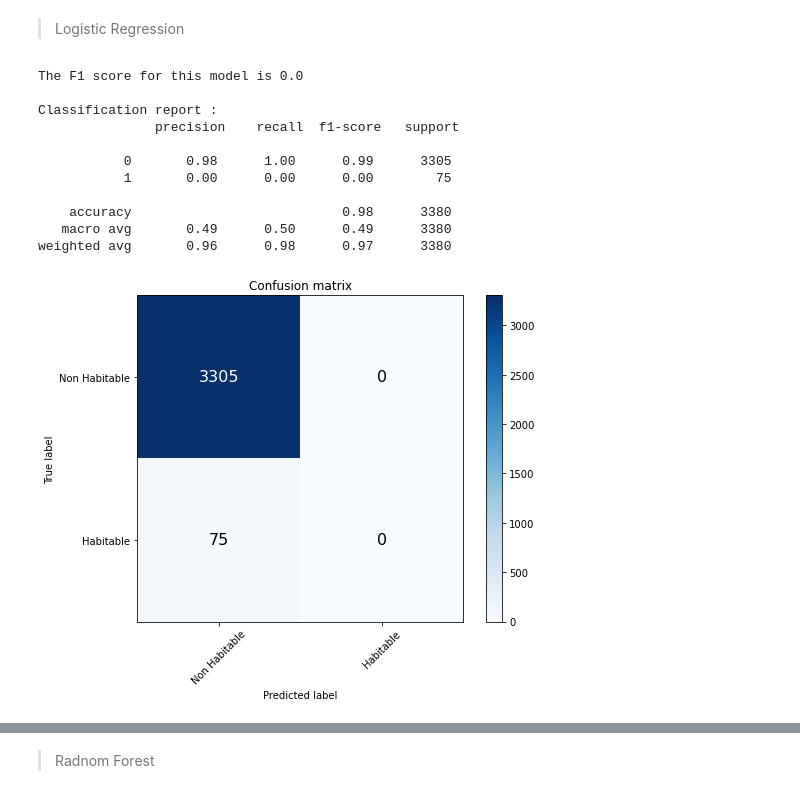
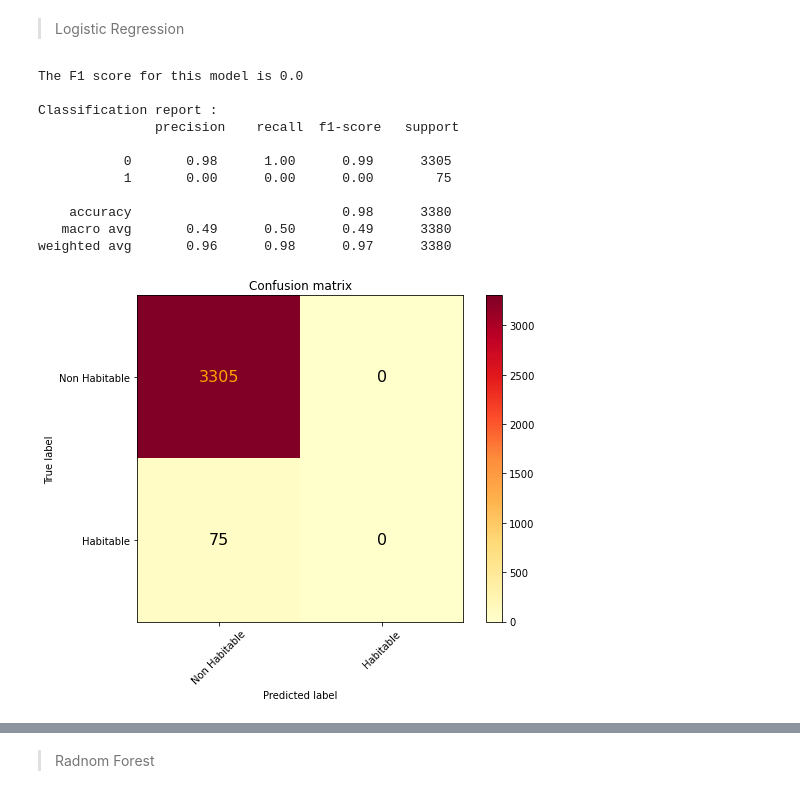
Before and after one commit to Astroraf/habitable_zone, a Jupyter notebook: kepler-confirmed-planets/notebooks/Modeling.ipynb, the cells around one changed output, grey strips where cells are left out. Cells and saved outputs as stored; diff of their text form; code cells hidden in the pictures.

```diff
--- a/kepler-confirmed-planets/notebooks/Modeling.ipynb
+++ b/kepler-confirmed-planets/notebooks/Modeling.ipynb
@@ -86,7 +79,0 @@ np.mean(X_train_py.pl_orbsmax)
-# %%
-sample_mean = []
-
-for i in range(100):
-    y = random.sample(X_train_py.pl_orbsmax.to_list(), 10)
-    avg = np.mean(y)
-    sample_mean.append(avg)
@@ -99 +80,7 @@ oversample = RandomOverSampler(sampling_strategy='minority')
+# %%
+# Oversample the minority class by %25
+oversample = RandomOverSampler(sampling_strategy=0.25)
+# %%
+# Fit the X_train, y_train with the oversample
+X_ov_tr, y_ov_tr = oversample.fit_sample(X_train, y_train)
 # %%
@@ -130,13 +122,14 @@ def log_reg_model(X_train, y_train, X_test, y_test, weights = 'balanced'):
     return(logreg_pred)
 # %%
 # confusion matrix plotter
+# Takes in the target class, the predictions, classes, and plots based on color
 def plot_confusion_matrix(
     target,
     pred,
     classes,
     normalize=False,
     title='Confusion matrix',
-    cmap=plt.cm.Blues
+    cmap=plt.cm.YlOrRd
 ):
     '''
     Function that prints and plots a model's confusion matrix.
@@ -183,25 +176,26 @@ def plot_confusion_matrix(
     plt.ylabel('True label')
     plt.xlabel('Predicted label')
 # %%
+# Plots the confusion matrix with the model it is called on.
 plot_confusion_matrix(
     y_test,
-    pred = log_reg_model(X_train, y_train, X_test, y_test),
+    pred = log_reg_model(X_ov_tr, y_ov_tr, X_test, y_test),
     classes = ['Non Habitable', 'Habitable'], # put your list here
     normalize=False,
     title='Confusion matrix',
-    cmap=plt.cm.Blues
+    cmap=plt.cm.YlOrRd
 )
 # %% [output]
 The F1 score for this model is 0.0
 
 Classification report :
                precision    recall  f1-score   support
 
            0       0.98      1.00      0.99      3305
            1       0.00      0.00      0.00        75
 
     accuracy                           0.98      3380
    macro avg       0.49      0.50      0.49      3380
 weighted avg       0.96      0.98      0.97      3380
-[figure, old version]
+[figure, new version]
 # %%
```
Also changed, not shown: parts of 81 cells of this notebook, 3 other files.
